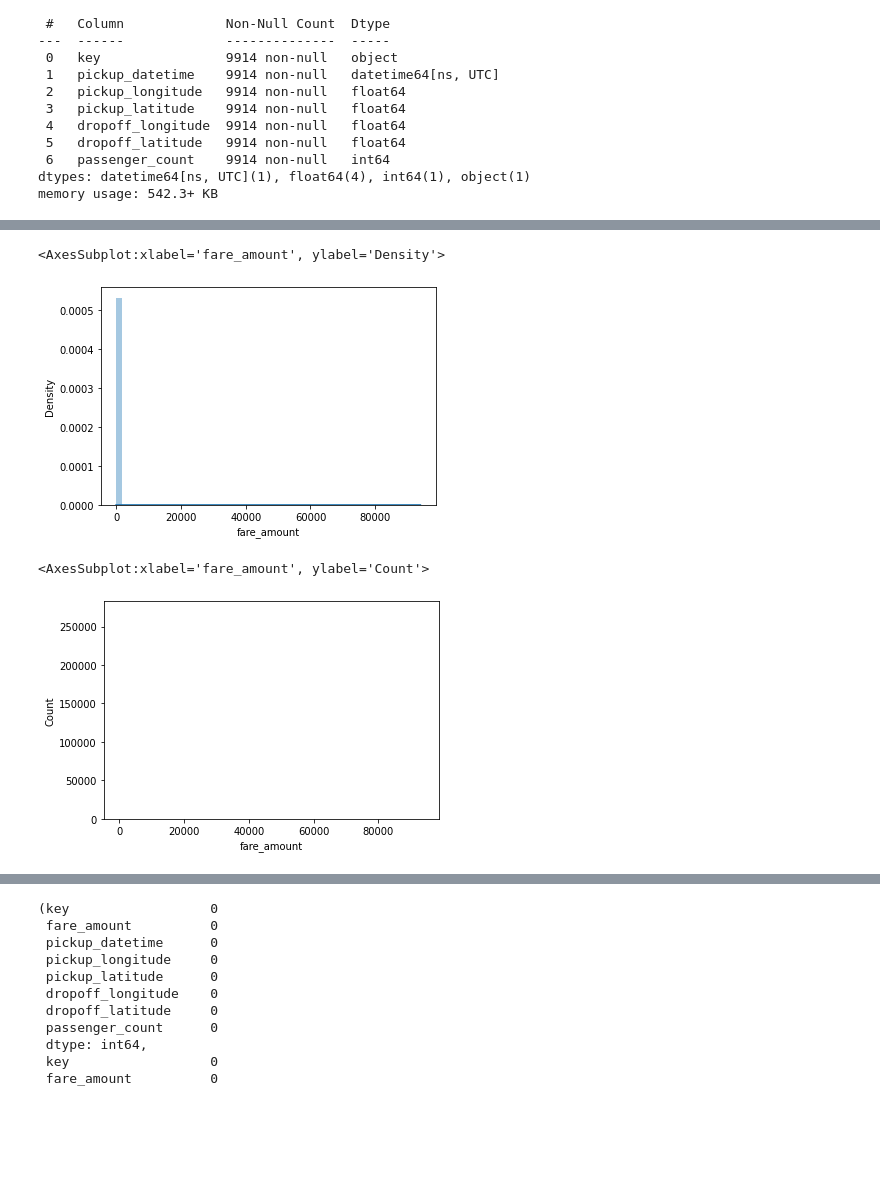
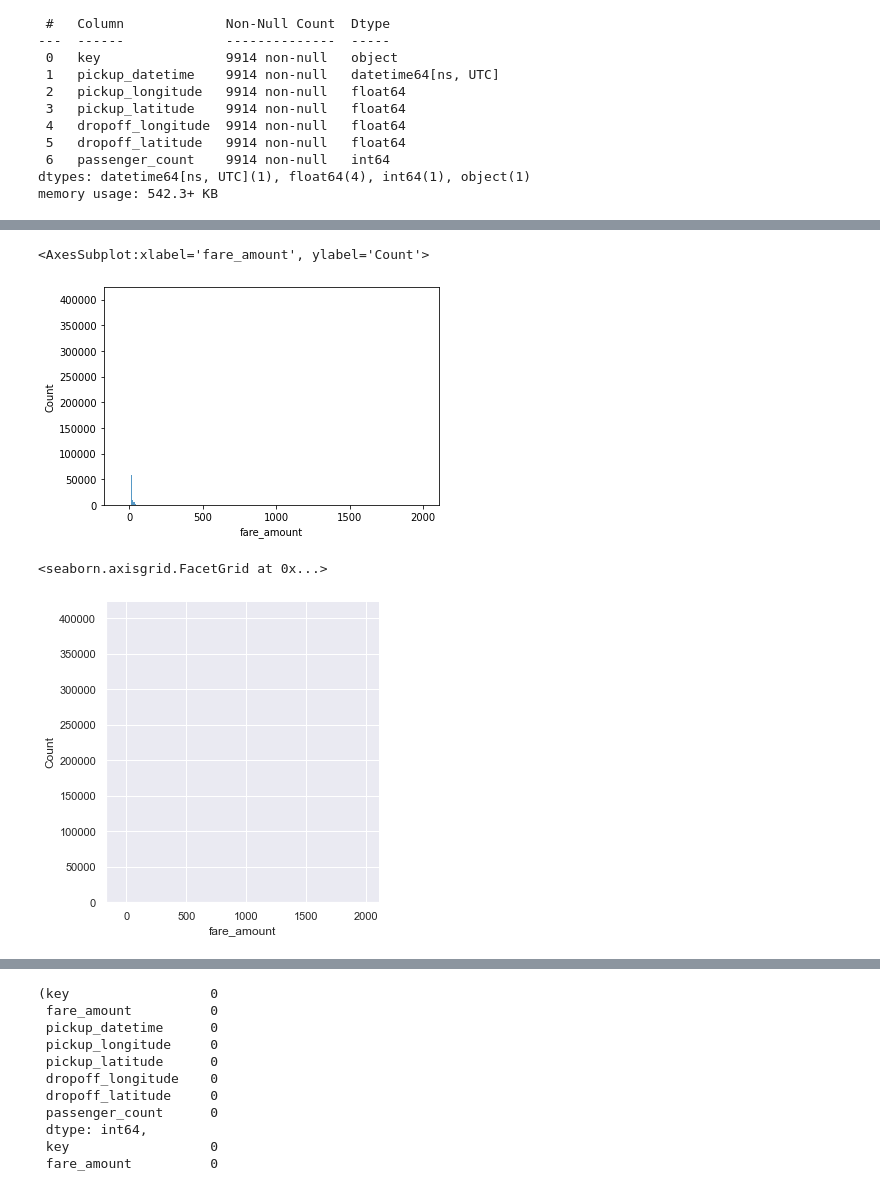
Before and after one commit to saquibmohiuddin/Taxi-Fare-nyc, a Jupyter notebook: nyc_taxi.ipynb, the cells around one changed output, grey strips where cells are left out. Drawn from its saved outputs; the diff is of its cells as text; code cells hidden in the pictures; blank space fills up the shorter version.

```diff
--- a/nyc_taxi.ipynb
+++ b/nyc_taxi.ipynb
@@ -36,0 +47,3 @@ name_col = ["key", "fare_amount", "pickup_datetime", "pickup_longitude",
+# %%
+col_name = list(df.columns)
+col_name
@@ -44,8 +66,6 @@ ss
 5542386
 # %%
 n = len(df)
-s = round(n * 0.1)
+s = round(n * 0.15)
 
 skip = sorted(random.sample(range(n), n-s))
-df = pd.read_csv("new-york-city-taxi-fare-prediction/train.csv", usecols=name_col ,skiprows=skip)
-df
@@ -65,0 +72,3 @@ df
+# %%
+df = pd.read_csv("new-york-city-taxi-fare-prediction/train.csv", usecols=col_name ,skiprows=skip)
+df
@@ -140,13 +181,13 @@ df.pickup_datetime.min(), df.pickup_datetime.max()
 # %%
-sns.distplot(df["fare_amount"])
+sns.histplot(data = df, x = "fare_amount")
 # %% [output]
-<AxesSubplot:xlabel='fare_amount', ylabel='Density'>
+<AxesSubplot:xlabel='fare_amount', ylabel='Count'>
-[figure, old version]
+[figure, new version]
 # %%
-sns.histplot(df["fare_amount"])
+sns.displot(data = df, x = "fare_amount")
 # %% [output]
-<AxesSubplot:xlabel='fare_amount', ylabel='Count'>
+<seaborn.axisgrid.FacetGrid at 0x...>
-[figure, old version]
+[figure, new version]
 # %%
 sns.set(rc={"figure.figsize":(10, 15)})
 # %%
```
Also changed, not shown: parts of 15 cells of this notebook.
